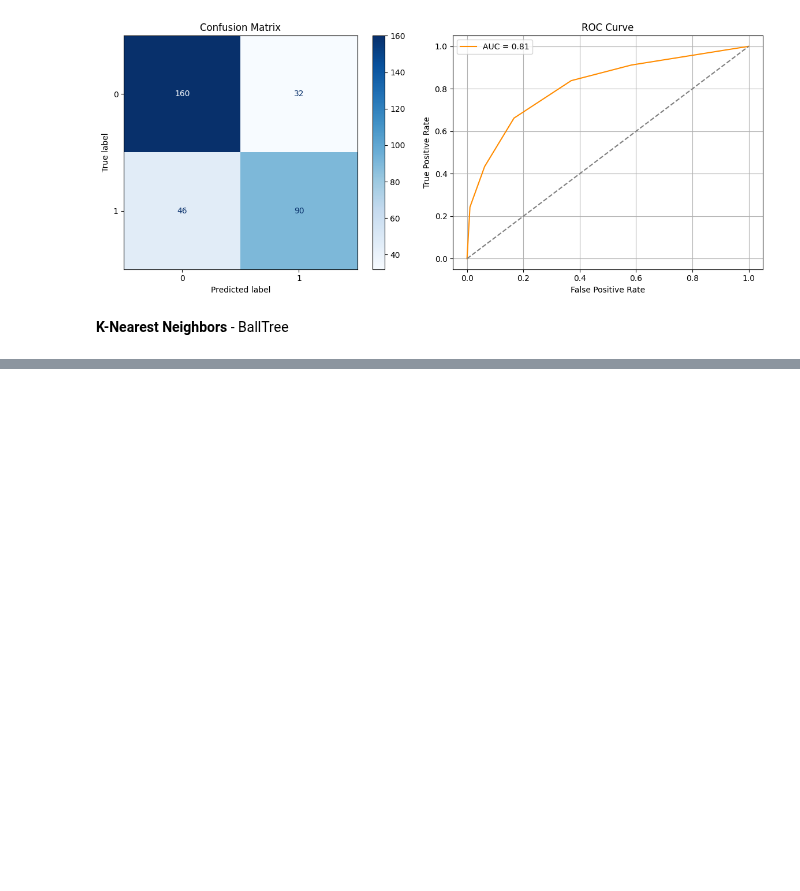
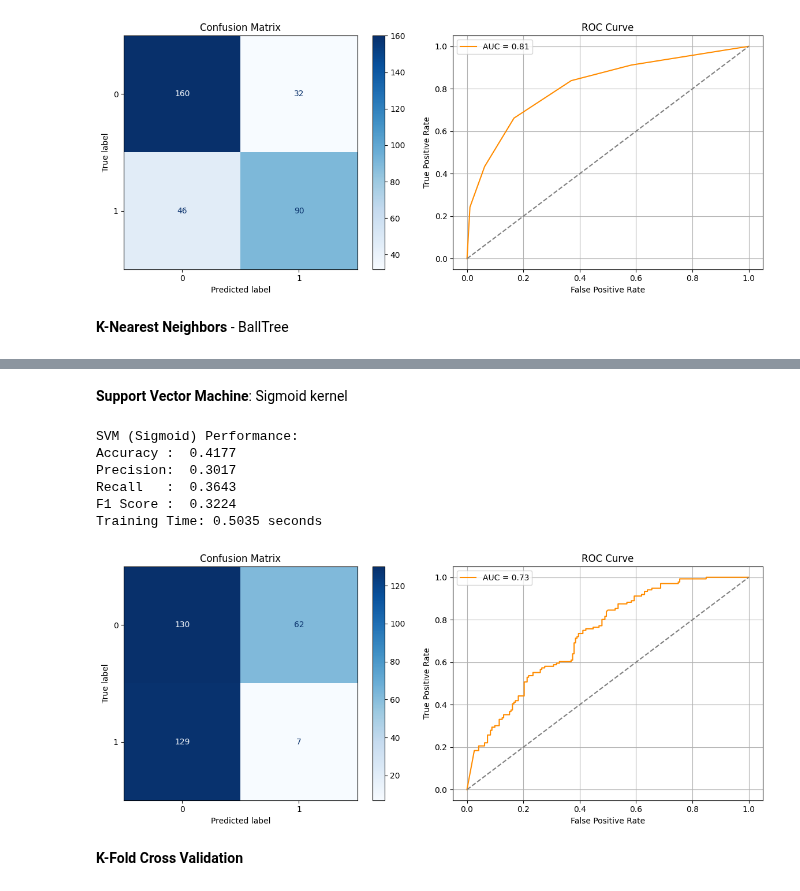
Before and after one commit to vidarshanaa15/ml-expt-3, a Jupyter notebook: Experiment-3/expt-3.ipynb, the cells around one changed output, grey strips where cells are left out. Drawn from its saved outputs; the diff is of its cells as text; code cells hidden in the pictures; blank space fills up the shorter version.

```diff
--- a/Experiment-3/expt_3.ipynb
+++ b/Experiment-3/expt-3.ipynb
@@ -204,0 +257,14 @@ Training Time: 0.0089 seconds
+# %% [markdown]
+**Support Vector Machine**: Sigmoid kernel
+# %%
+evaluate_model("SVM (Sigmoid)", SVC(kernel='sigmoid', C=C, gamma='auto', probability=True), X_train, X_test)
+# %% [output]
+SVM (Sigmoid) Performance:
+Accuracy :  0.4177
+Precision:  0.3017
+Recall   :  0.3643
+F1 Score :  0.3224
+Training Time: 0.5035 seconds
+[figure, added]
+# %% [markdown]
+**K-Fold Cross Validation**
```
Also changed, not shown: parts of 16 cells of this notebook, 9 other files.
